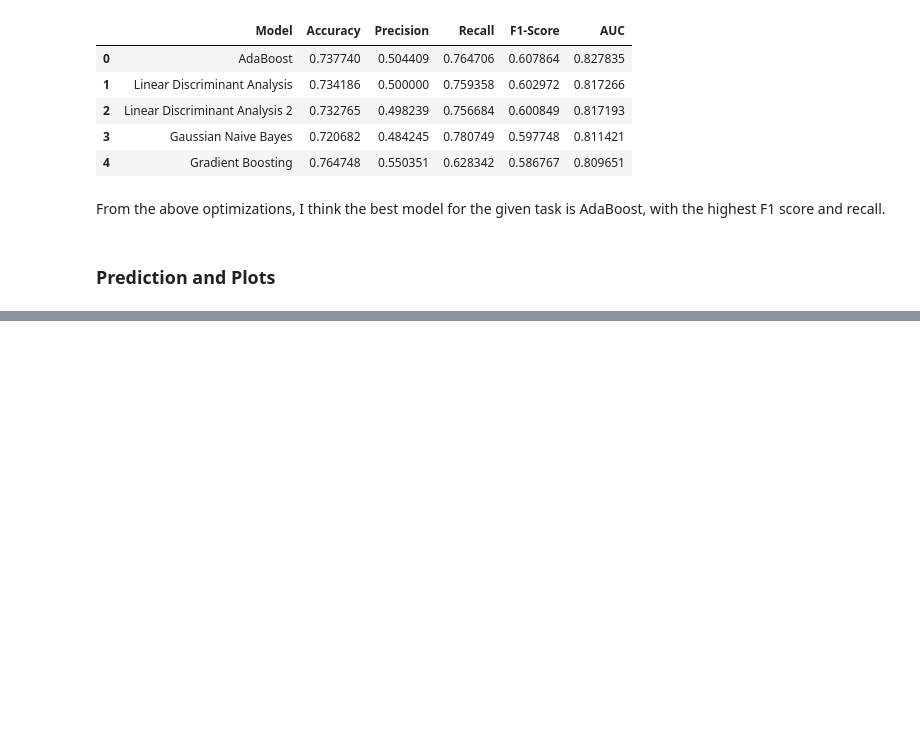
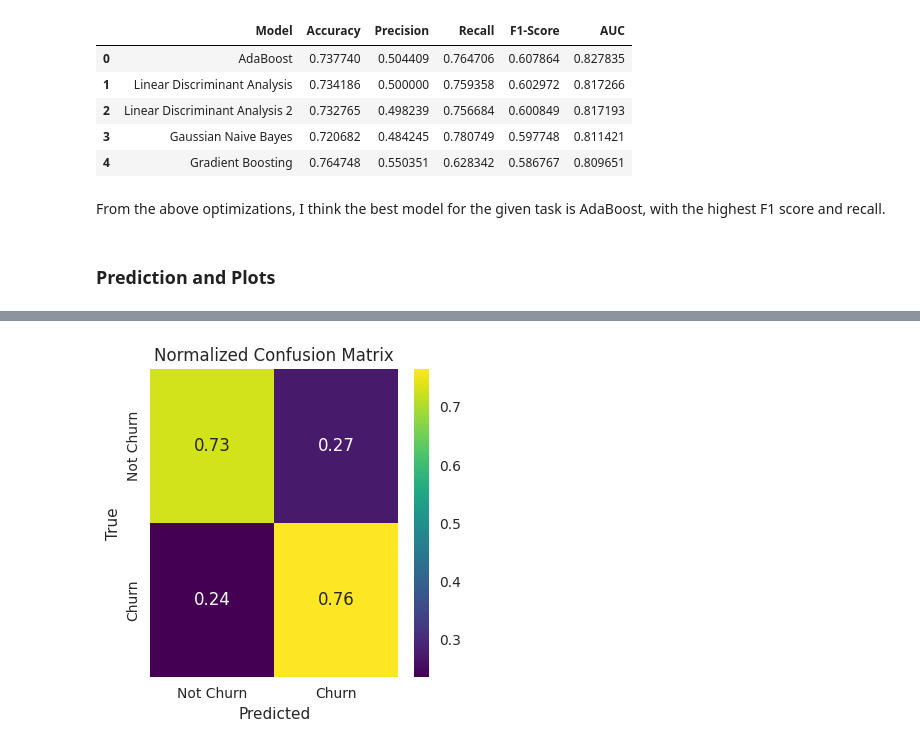
Before and after one commit to karenkj9000/telco-churn-prediction-aws, a Jupyter notebook: training/notebooks/customer_churn_training.ipynb, the cells around one changed output, grey strips where cells are left out. Saved outputs shown, nothing was run; the diff lists cells and outputs as text; code cells hidden in the pictures; blank space fills up the shorter version.

```diff
--- a/training/notebooks/customer_churn_training.ipynb
+++ b/training/notebooks/customer_churn_training.ipynb
@@ -824,0 +770,14 @@ print(os.path.splitext(os.path.basename('abv_dfas.csv'))[1])
+# %%
+cm = confusion_matrix(y_test, y_pred, normalize='true')
+
+plt.figure(figsize=(4, 4))
+sns.heatmap(
+    cm, annot=True, fmt='.2f', cmap='viridis',
+    xticklabels=['Not Churn', 'Churn'], yticklabels=['Not Churn', 'Churn']
+    )
+plt.xlabel('Predicted')
+plt.ylabel('True')
+plt.title('Normalized Confusion Matrix')
+plt.show()
+# %% [output]
+[figure, added]
```
Also changed, not shown: parts of 50 cells of this notebook, 2 other files.
